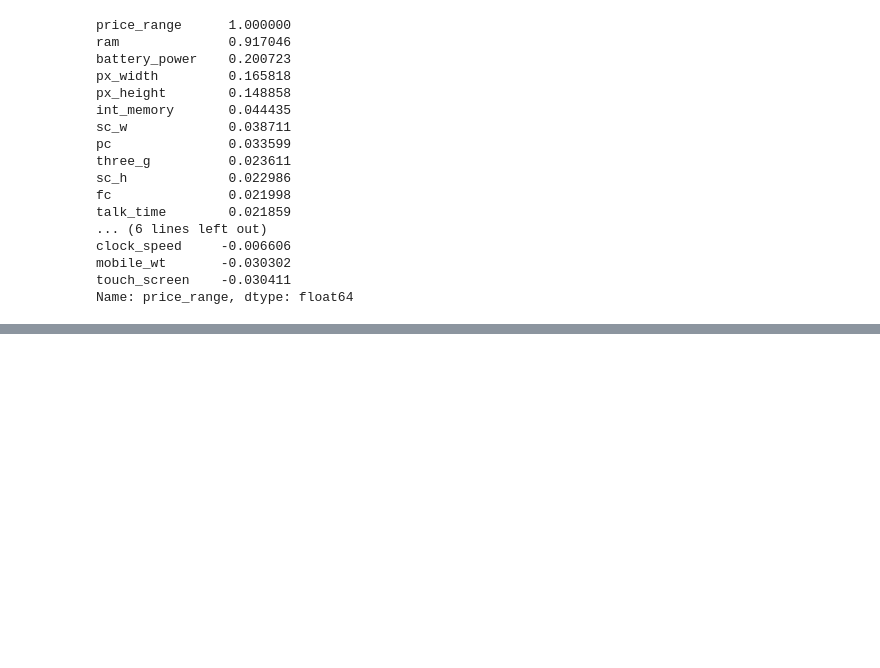
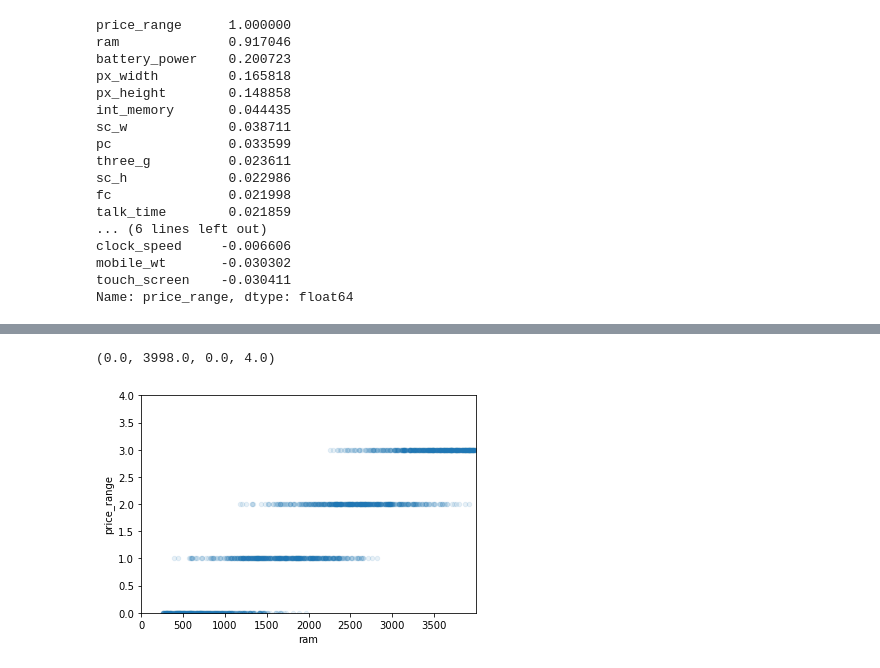
Before and after one commit to na2007/F20DL, a Jupyter notebook: Coursework.ipynb, the cells around one changed output, grey strips where cells are left out. Cells and saved outputs as stored; diff of their text form; code cells hidden in the pictures; blank space fills up the shorter version.

```diff
--- a/Coursework.ipynb
+++ b/Coursework.ipynb
@@ -167,0 +169,9 @@ array([[<AxesSubplot:xlabel='price_range', ylabel='price_range'>,
+# %%
+
+mobile.plot(kind="scatter", x="ram", y="price_range",
+             alpha=0.1)
+plt.axis([0, 3998, 0, 4])
+#Q7 Describe the plot below. What does this indicate? Do you have an explanation for the solid line? #when u have lower ram constitutes to a lower price range
+# %% [output]
+(0.0, 3998.0, 0.0, 4.0)
+[figure, added]
```
Also changed, not shown: parts of 26 cells of this notebook.
